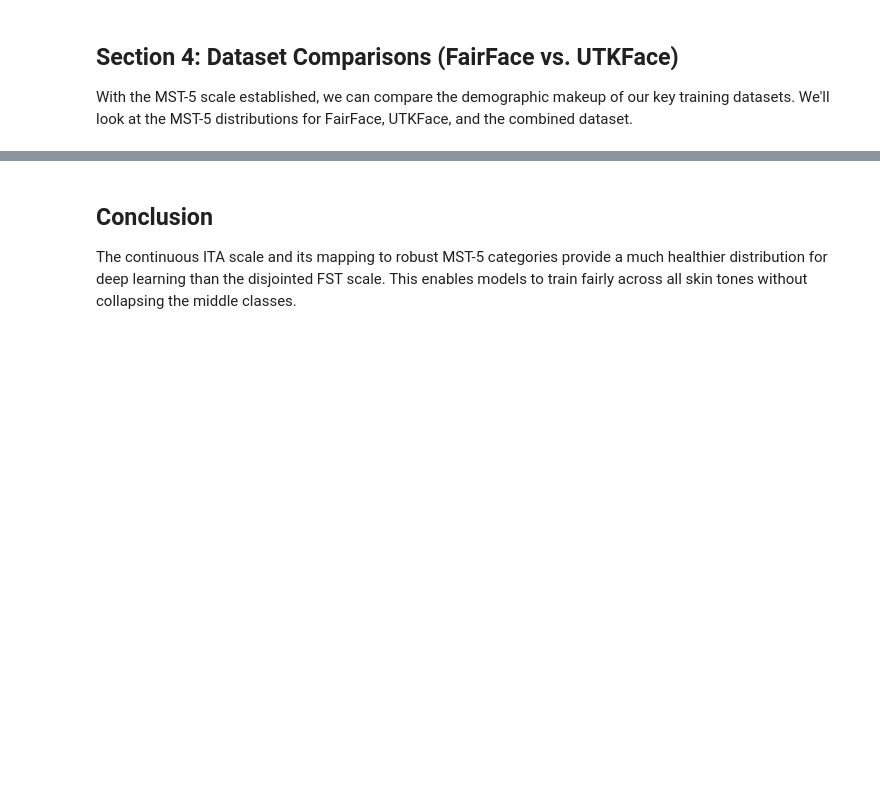
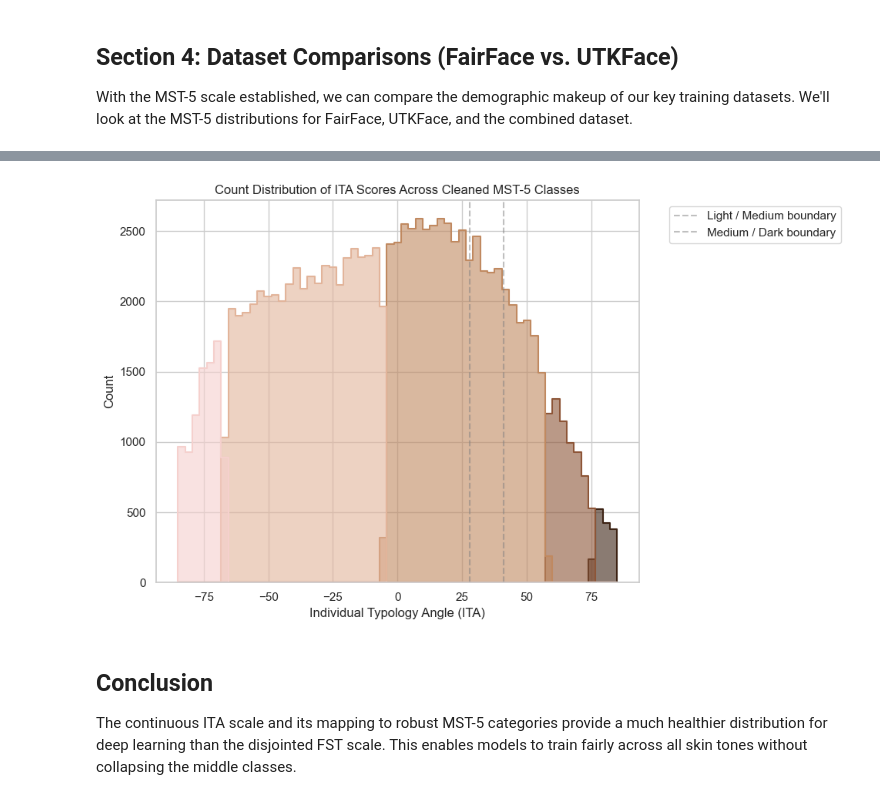
Before and after one commit to Jayok7/Skin_Cancer_diagnostics_Project_With_Intention_To_address_dataset_skintone_inequality, a Jupyter notebook: FairFace_v3_Dataset_Visualization.ipynb, the cells around one changed output, grey strips where cells are left out. Saved outputs shown, nothing was run; the diff lists cells and outputs as text; code cells hidden in the pictures; blank space fills up the shorter version.

```diff
--- a/FairFace_v3_Dataset_Visualization.ipynb
+++ b/FairFace_v3_Dataset_Visualization.ipynb
@@ -216,3 +257,30 @@ plt.show()
+# %%
+# Load the cleaned MST Master Labels
+clean_df = pd.read_csv('datasets/master_mst_labels_cleaned.csv')
+clean_df['MST-5 Name'] = clean_df['mst5_class'].map(mst5_mapping)
+
+plt.figure(figsize=(10, 6))
+sns.histplot(
+    data=clean_df,
+    x='ita',
+    hue='MST-5 Name',
+    element='step',
+    palette=['#f5d0cd', '#e2b49a', '#c08960', '#8d5537', '#3d2314'],
+    hue_order=[mst5_mapping[i] for i in range(5)],
+    alpha=0.6,
+    linewidth=1.5
+)
+
+plt.title('Count Distribution of ITA Scores Across Cleaned MST-5 Classes')
+plt.xlabel('Individual Typology Angle (ITA)')
+plt.ylabel('Count')
+plt.axvline(x=41, color='gray', linestyle='--', alpha=0.5, label='Light / Medium boundary')
+plt.axvline(x=28, color='gray', linestyle='--', alpha=0.5, label='Medium / Dark boundary')
+plt.legend(bbox_to_anchor=(1.05, 1), loc='upper left')
+plt.tight_layout()
+plt.show()
+# %% [output]
+[figure, added]
 # %% [markdown]
 ## Conclusion
 
```
Also changed, not shown: parts of 11 cells of this notebook, 20 other files.
